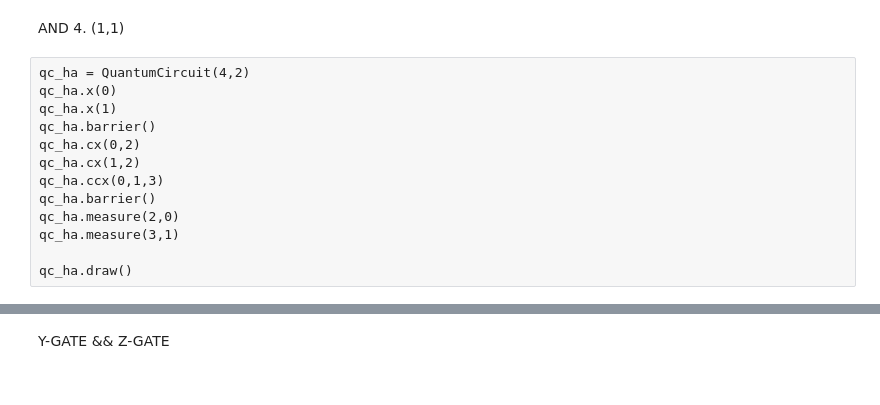
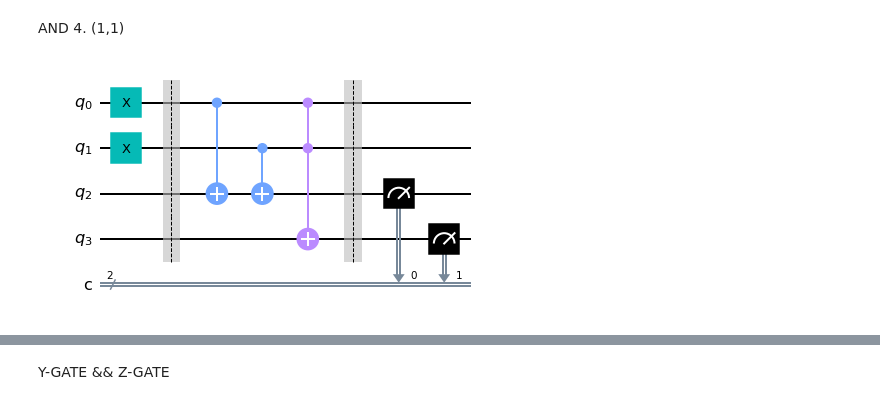
Before and after one commit to Ewelina9606/Quantum-Computing, a Jupyter notebook: QuantumComputing.ipynb, the cells around one changed output, grey strips where cells are left out. Cells and saved outputs as stored; diff of their text form; code cells hidden in the pictures.

```diff
--- a/QuantumComputing.ipynb
+++ b/QuantumComputing.ipynb
@@ -208,19 +220,21 @@ plot_histogram(counts)
 [figure]
 # %% [markdown]
 AND   4. (1,1)
-# %% [raw]
-qc_ha = QuantumCircuit(4,2)
-qc_ha.x(0)
-qc_ha.x(1)
-qc_ha.barrier()
-qc_ha.cx(0,2)
-qc_ha.cx(1,2)
-qc_ha.ccx(0,1,3)
-qc_ha.barrier()
-qc_ha.measure(2,0)
-qc_ha.measure(3,1)
-
-qc_ha.draw()
+# %%
+qc_ha = QuantumCircuit(4,2)
+qc_ha.x(0)
+qc_ha.x(1)
+qc_ha.barrier()
+qc_ha.cx(0,2)
+qc_ha.cx(1,2)
+qc_ha.ccx(0,1,3)
+qc_ha.barrier()
+qc_ha.measure(2,0)
+qc_ha.measure(3,1)
+
+qc_ha.draw()
+# %% [output]
+[figure, added]
 # %%
 qc_ha.measure_all()
 sim = Aer.get_backend('aer_simulator')
```
Also changed, not shown: parts of 7 cells of this notebook.
